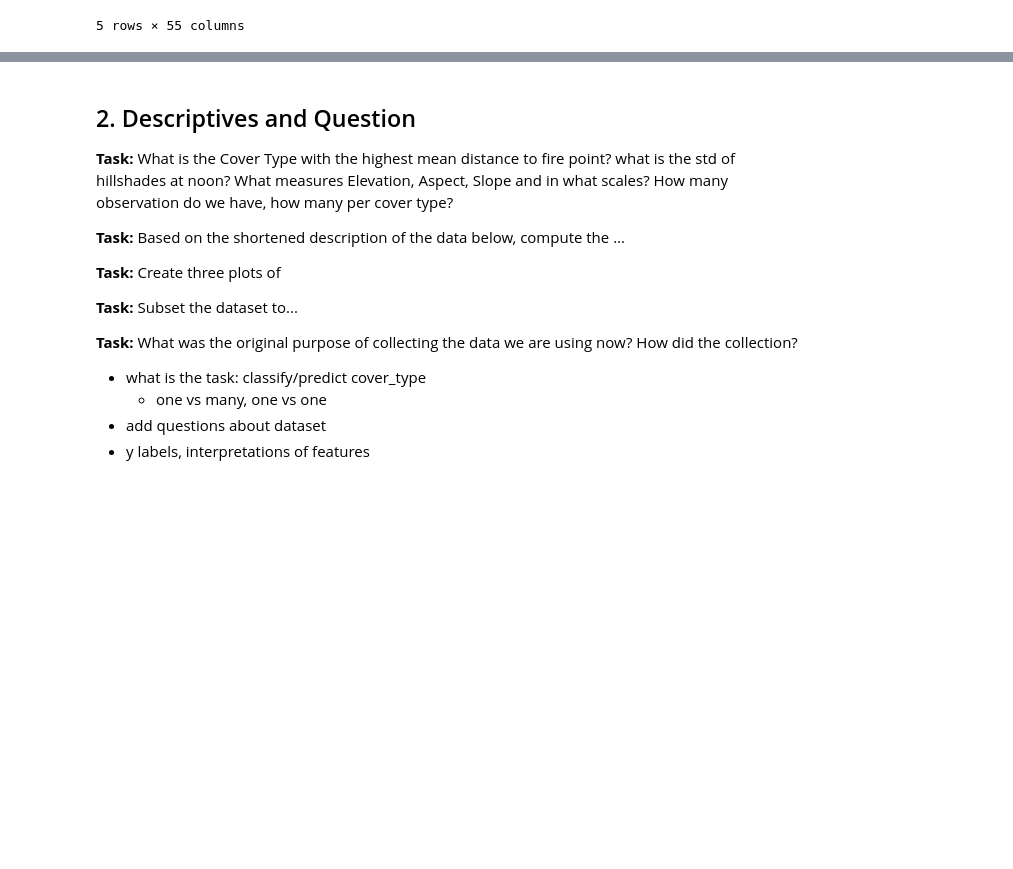
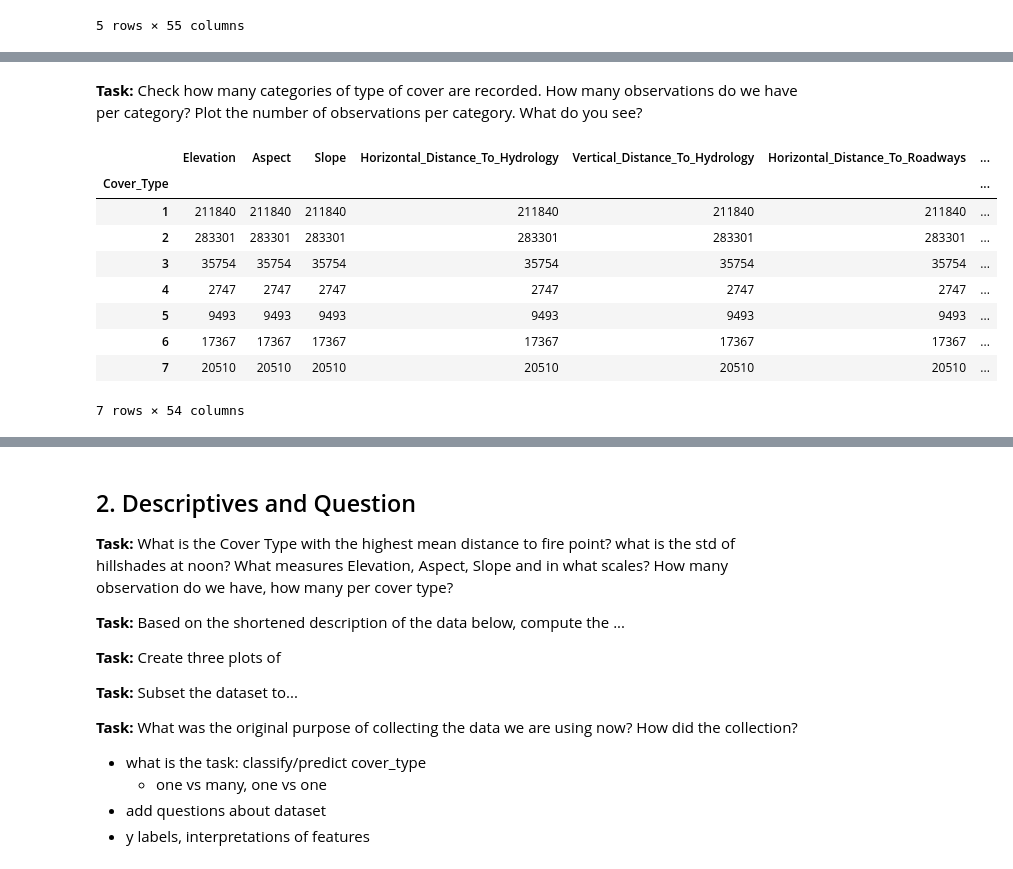
Before and after one commit to CorrelAid/correlaid-machine-learning-spring-school, a Jupyter notebook: notebooks/CorrelAid_ML_winterschool_05.ipynb, the cells around one changed output, grey strips where cells are left out. Drawn from its saved outputs; the diff is of its cells as text; code cells hidden in the pictures; blank space fills up the shorter version.

```diff
--- a/notebooks/CorrelAid_ML_winterschool_05.ipynb
+++ b/notebooks/CorrelAid_ML_winterschool_05.ipynb
@@ -36,0 +56,15 @@ forest_data.head()
+# %% [markdown]
+**Task:** Check how many categories of type of cover are recorded. How many observations do we have per category? Plot the number of observations per category. What do you see?
+# %%
+forest_data.groupby('Cover_Type').count()
+# %% [output]
+|  | Elevation | Aspect | Slope | Horizontal_Distance_To_Hydrology | Vertical_Distance_To_Hydrology | Horizontal_Distance_To_Roadways | ... |
+| Cover_Type |  |  |  |  |  |  | ... |
+| 1 | 211840 | 211840 | 211840 | 211840 | 211840 | 211840 | ... |
+| 2 | 283301 | 283301 | 283301 | 283301 | 283301 | 283301 | ... |
+| 3 | 35754 | 35754 | 35754 | 35754 | 35754 | 35754 | ... |
+| 4 | 2747 | 2747 | 2747 | 2747 | 2747 | 2747 | ... |
+| 5 | 9493 | 9493 | 9493 | 9493 | 9493 | 9493 | ... |
+| 6 | 17367 | 17367 | 17367 | 17367 | 17367 | 17367 | ... |
+| 7 | 20510 | 20510 | 20510 | 20510 | 20510 | 20510 | ... |
+7 rows × 54 columns
```
Also changed, not shown: parts of 11 cells of this notebook.
